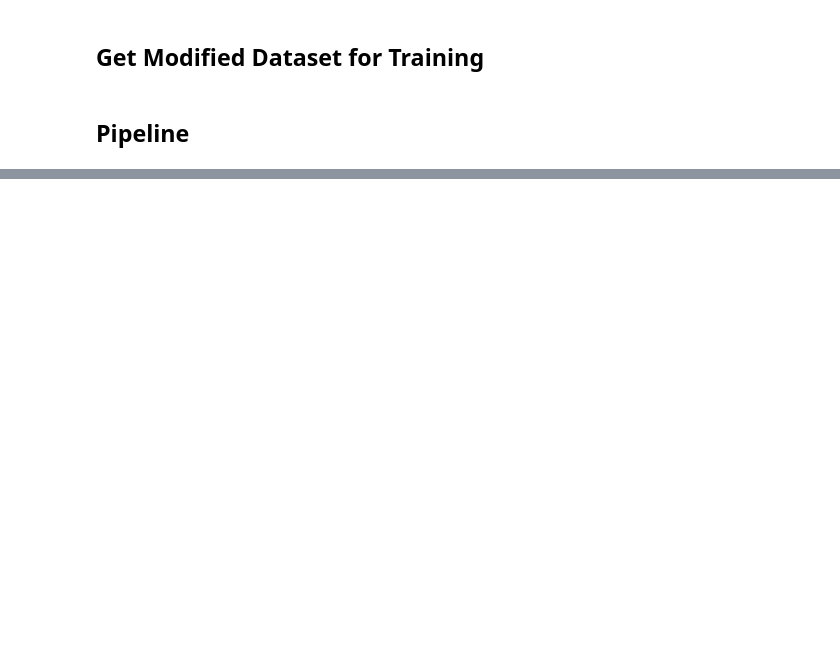
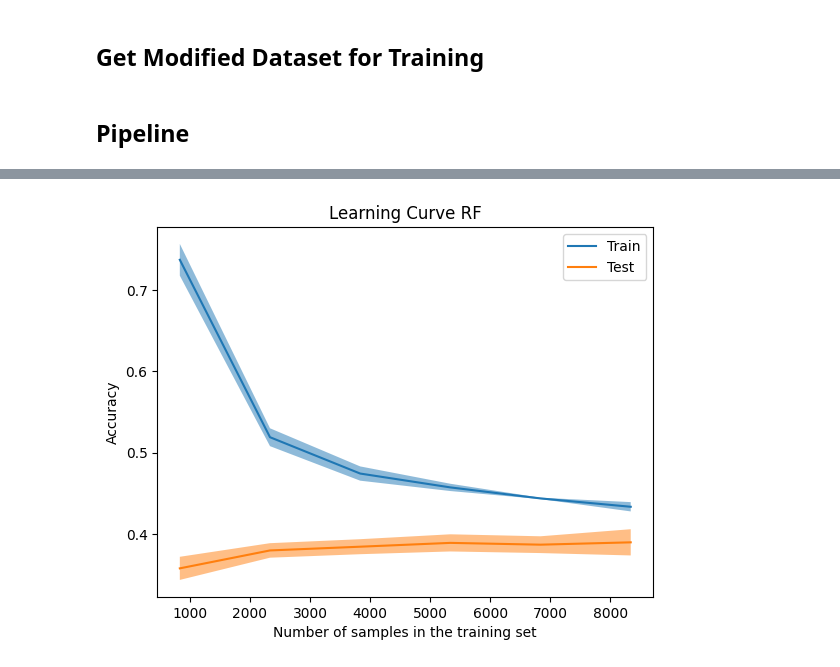
Before and after one commit to perryshu/COSC325-Project, a Jupyter notebook: PipelineAndTrain.ipynb, the cells around one changed output, grey strips where cells are left out. Saved outputs shown, nothing was run; the diff lists cells and outputs as text; code cells hidden in the pictures; blank space fills up the shorter version.

```diff
--- a/PipelineAndTrain.ipynb
+++ b/PipelineAndTrain.ipynb
@@ -83,0 +89,32 @@ array([[0.79856115, 0.82134293, 0.8177458 , 0.82973621, 0.81894484],
+# %%
+# RandomForest pipeline
+RF_pipe = Pipeline([('scaler', StandardScaler()),
+                ('pca', PCA(n_components=20)),
+                ('rf', RandomForestClassifier(n_estimators=200, criterion='gini', max_depth=5))])
+# %%
+# performs cross validation using RandomForest Estimator
+
+
+train_sizes, train_scores, val_scores = learning_curve(
+    RF_pipe,
+    X_train, y_train,
+    cv=5,
+    train_sizes=np.linspace(0.1, 1.0, 6),
+    scoring="accuracy",
+    n_jobs=-1
+)
+# %%
+# display results of learning curve scores
+
+disp = LearningCurveDisplay(
+    train_sizes=train_sizes,
+    train_scores=train_scores,
+    test_scores=val_scores,
+    score_name="Accuracy"
+)
+
+disp.plot()
+plt.title("Learning Curve RF")
+plt.show()
+# %% [output]
+[figure, added]
```
Also changed, not shown: parts of 5 cells of this notebook, 1 other file.
